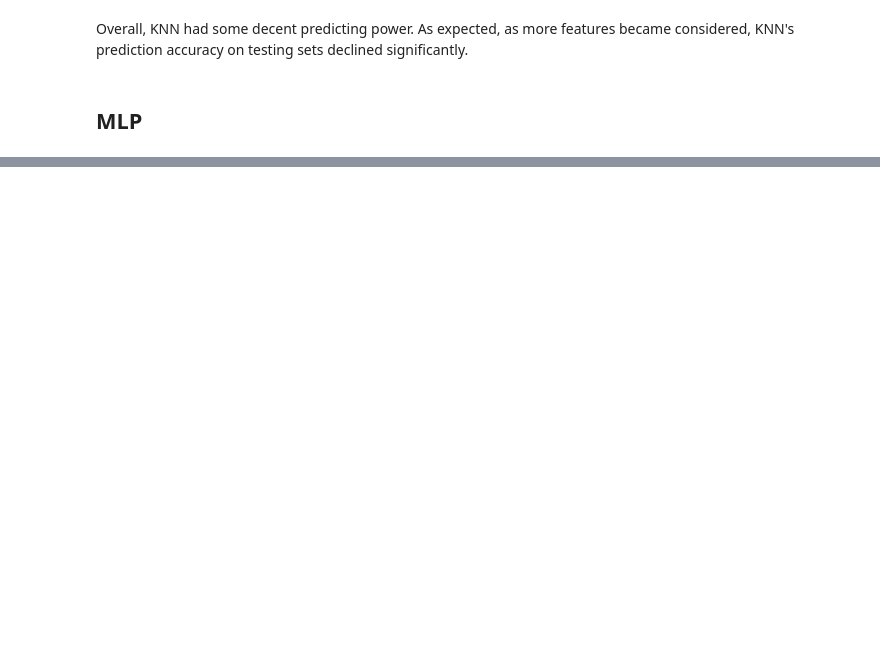
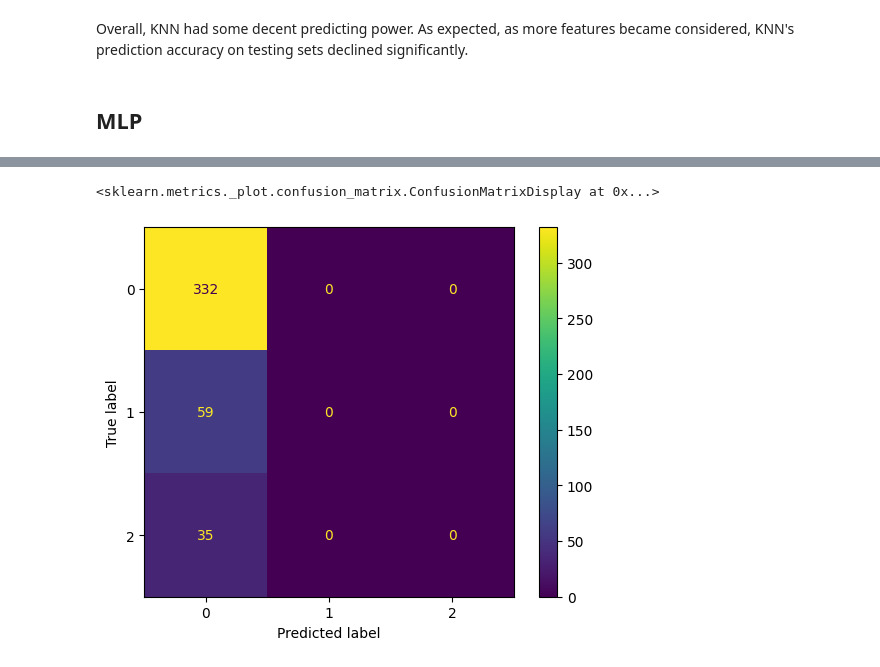
Before and after one commit to sharvdawg/FetusHealthML, a Jupyter notebook: Project/Final Project 184 Code.ipynb, the cells around one changed output, grey strips where cells are left out. Drawn from its saved outputs; the diff is of its cells as text; code cells hidden in the pictures; blank space fills up the shorter version.

```diff
--- a/Project/Final Project 184 Code.ipynb
+++ b/Project/Final Project 184 Code.ipynb
@@ -233,0 +384,15 @@ print("F1 Score Avg:",sum(f1scoreAvg)/nFolds)
+# %%
+#Conf Matrix for short_df NN (for some reason, it requires me to create model from scratch again)
+#When the model has the short dataset, it will only guess 0...
+model = keras.Sequential(name="FetusHealthNNmodel1")
+model.add(layers.Dense(150, activation='relu',input_dim=7))
+model.add(layers.Dense(75, activation='relu'))
+model.add(layers.Dense(3,activation='softmax'))
+model.compile(optimizer='adam',loss='sparse_categorical_crossentropy',metrics=['accuracy'])
+x_train, x_test, y_train, y_test = train_test_split(short_df, y_labels, test_size=0.2,stratify=y_labels)
+model.fit(x_train,y_train,epochs=5)
+y_pred = np.argmax(model.predict(x_test),axis=1)
+matrix = confusion_matrix(y_test, y_pred)
+disp = ConfusionMatrixDisplay(confusion_matrix=matrix)
+disp.plot()
+# %% [output]
@@ -234,3 +410,5 @@ print("F1 Score Avg:",sum(f1scoreAvg)/nFolds)
+<sklearn.metrics._plot.confusion_matrix.ConfusionMatrixDisplay at 0x...>
+[figure, added]
 # %%
 #Repeating same NN model but with the whole dataset
 model = keras.Sequential(name="FetusHealthNNmodel2")
```
Also changed, not shown: parts of 26 cells of this notebook, 1 other file.
